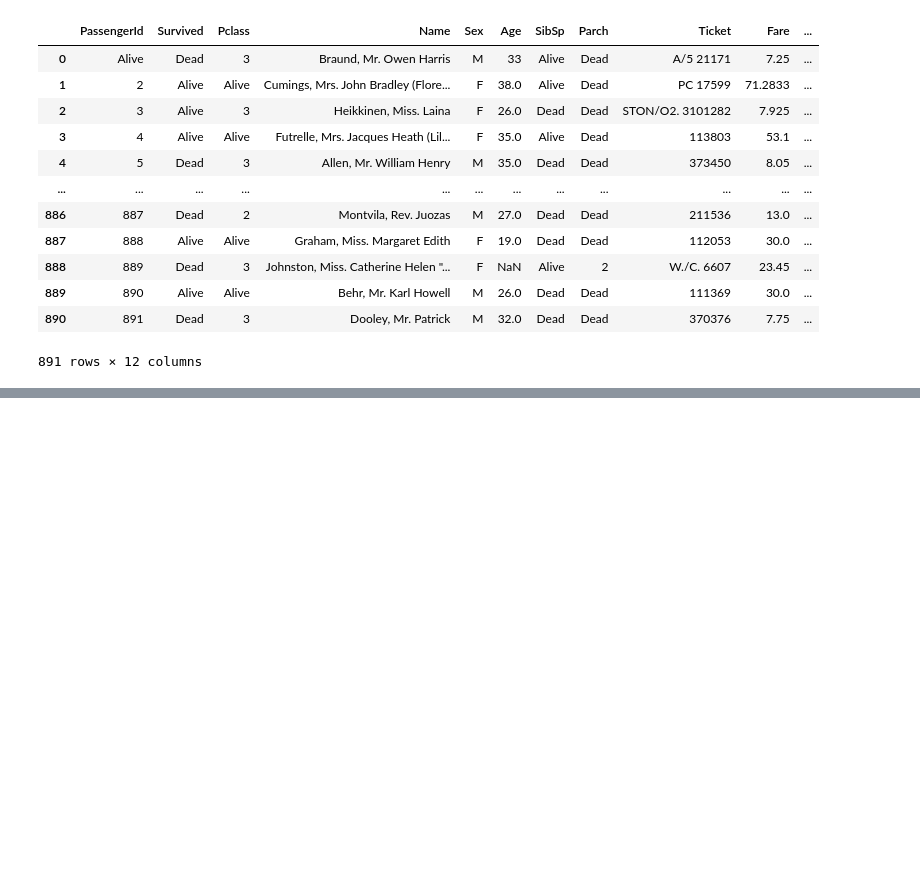
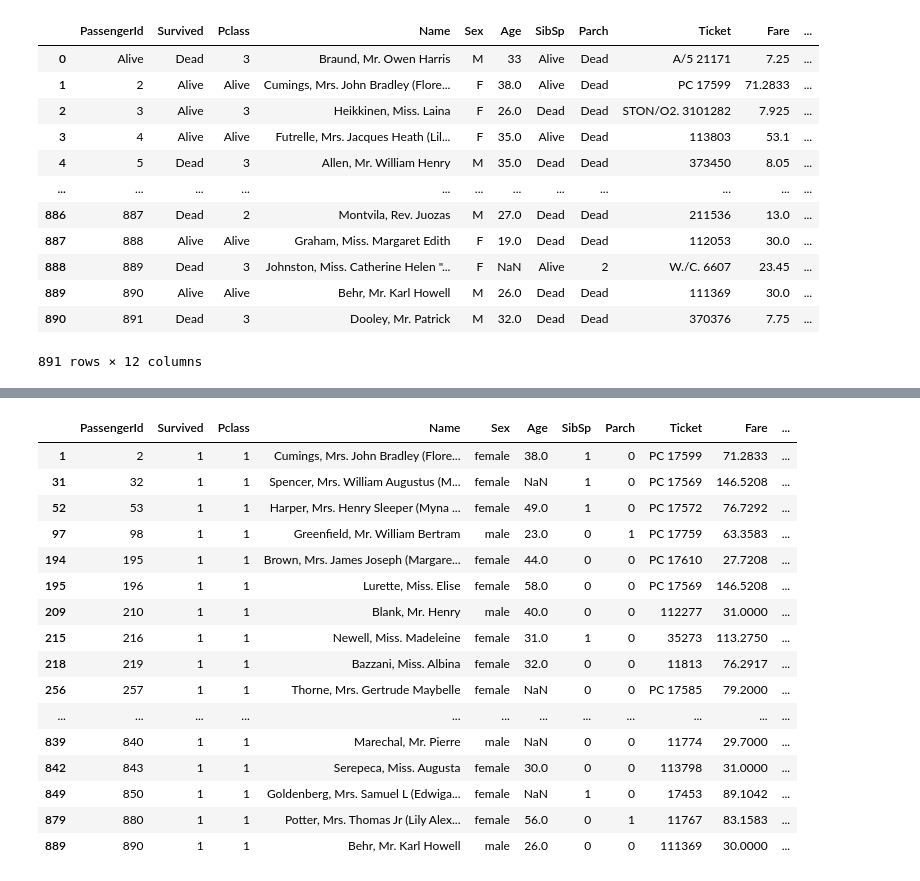
Before and after one commit to arsalanwani/Analytics, a Jupyter notebook: pandas/index.ipynb, the cells around one changed output, grey strips where cells are left out. Cells and saved outputs as stored; diff of their text form; code cells hidden in the pictures; blank space fills up the shorter version.

```diff
--- a/pandas/index.ipynb
+++ b/pandas/index.ipynb
@@ -1950,0 +2239,23 @@ df
+# %%
+df[(df["Embarked"]=="C")&
+    (df["Pclass"]==1)&
+    (df["Survived"]==1)
+    ]
+# %% [output]
+|  | PassengerId | Survived | Pclass | Name | Sex | Age | SibSp | Parch | Ticket | Fare | ... |
+| 1 | 2 | 1 | 1 | Cumings, Mrs. John Bradley (Flore... | female | 38.0 | 1 | 0 | PC 17599 | 71.2833 | ... |
+| 31 | 32 | 1 | 1 | Spencer, Mrs. William Augustus (M... | female | NaN | 1 | 0 | PC 17569 | 146.5208 | ... |
+| 52 | 53 | 1 | 1 | Harper, Mrs. Henry Sleeper (Myna ... | female | 49.0 | 1 | 0 | PC 17572 | 76.7292 | ... |
+| 97 | 98 | 1 | 1 | Greenfield, Mr. William Bertram | male | 23.0 | 0 | 1 | PC 17759 | 63.3583 | ... |
+| 194 | 195 | 1 | 1 | Brown, Mrs. James Joseph (Margare... | female | 44.0 | 0 | 0 | PC 17610 | 27.7208 | ... |
+| 195 | 196 | 1 | 1 | Lurette, Miss. Elise | female | 58.0 | 0 | 0 | PC 17569 | 146.5208 | ... |
+| 209 | 210 | 1 | 1 | Blank, Mr. Henry | male | 40.0 | 0 | 0 | 112277 | 31.0000 | ... |
+| 215 | 216 | 1 | 1 | Newell, Miss. Madeleine | female | 31.0 | 1 | 0 | 35273 | 113.2750 | ... |
+| 218 | 219 | 1 | 1 | Bazzani, Miss. Albina | female | 32.0 | 0 | 0 | 11813 | 76.2917 | ... |
+| 256 | 257 | 1 | 1 | Thorne, Mrs. Gertrude Maybelle | female | NaN | 0 | 0 | PC 17585 | 79.2000 | ... |
+| ... | ... | ... | ... | ... | ... | ... | ... | ... | ... | ... | ... |
+| 839 | 840 | 1 | 1 | Marechal, Mr. Pierre | male | NaN | 0 | 0 | 11774 | 29.7000 | ... |
+| 842 | 843 | 1 | 1 | Serepeca, Miss. Augusta | female | 30.0 | 0 | 0 | 113798 | 31.0000 | ... |
+| 849 | 850 | 1 | 1 | Goldenberg, Mrs. Samuel L (Edwiga... | female | NaN | 1 | 0 | 17453 | 89.1042 | ... |
+| 879 | 880 | 1 | 1 | Potter, Mrs. Thomas Jr (Lily Alex... | female | 56.0 | 0 | 1 | 11767 | 83.1583 | ... |
+| 889 | 890 | 1 | 1 | Behr, Mr. Karl Howell | male | 26.0 | 0 | 0 | 111369 | 30.0000 | ... |
```
Also changed, not shown: parts of 31 cells of this notebook.
